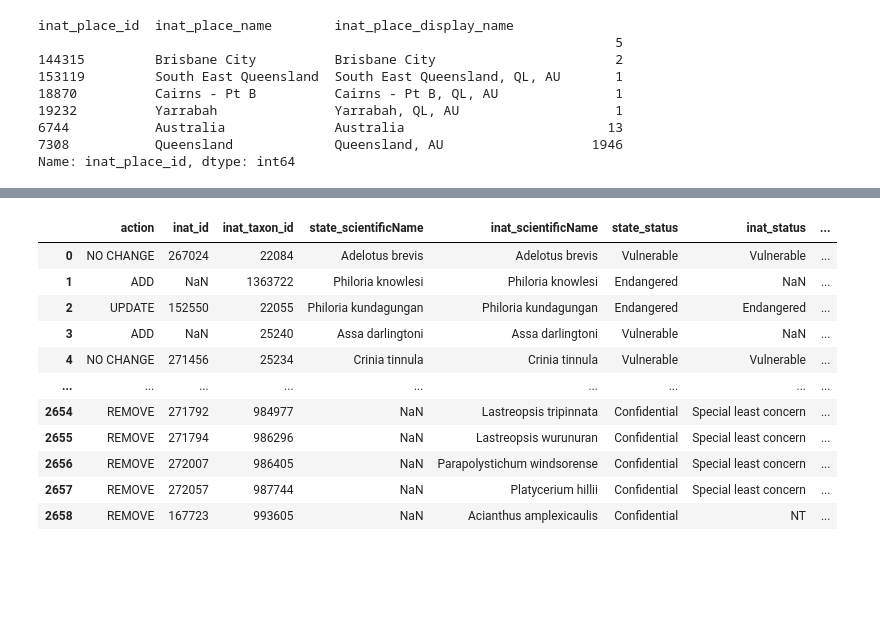
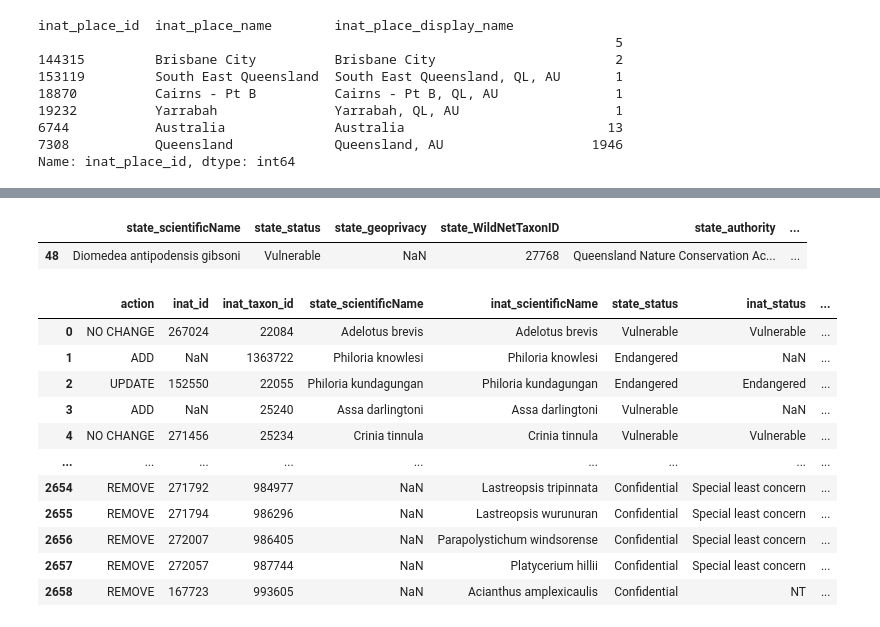
Before and after one commit to AtlasOfLivingAustralia/inaturalist-statuses, a Jupyter notebook: notebooks/qld.ipynb, the cells around one changed output, grey strips where cells are left out. Drawn from its saved outputs; the diff is of its cells as text; code cells hidden in the pictures; blank space fills up the shorter version.

```diff
--- a/notebooks/qld.ipynb
+++ b/notebooks/qld.ipynb
@@ -191,3 +193,8 @@ statelist
+# %%
+statelist[statelist['state_scientificName'] == 'Diomedea antipodensis gibsoni']
+# %% [output]
+|  | state_scientificName | state_status | state_geoprivacy | state_WildNetTaxonID | state_authority | ... |
+| 48 | Diomedea antipodensis gibsoni | Vulnerable | NaN | 27768 | Queensland Nature Conservation Ac... | ... |
 # %%
 mergedstatuses = statelist.merge(inatstatuses,how="outer",left_on='state_scientificName',right_on='inat_scientificName')
 # %%
```
Also changed, not shown: parts of 2 cells of this notebook, 4 other files.
